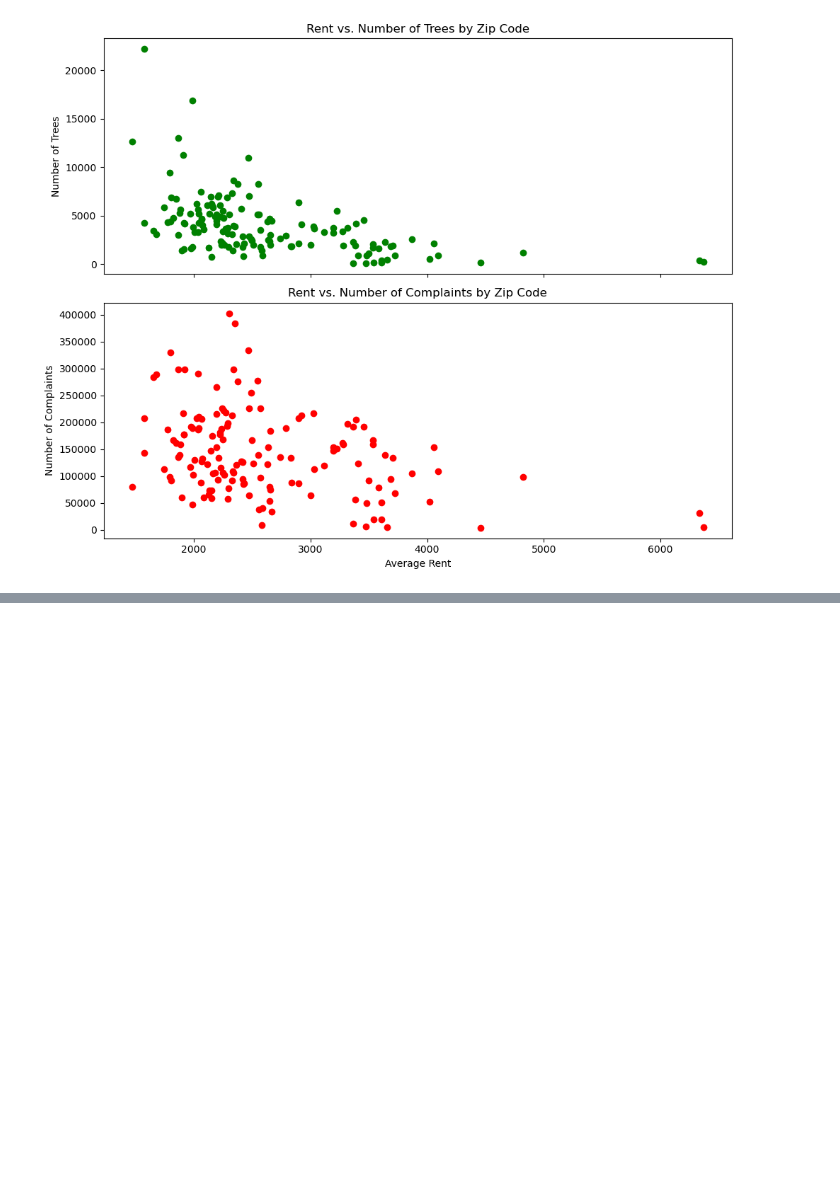
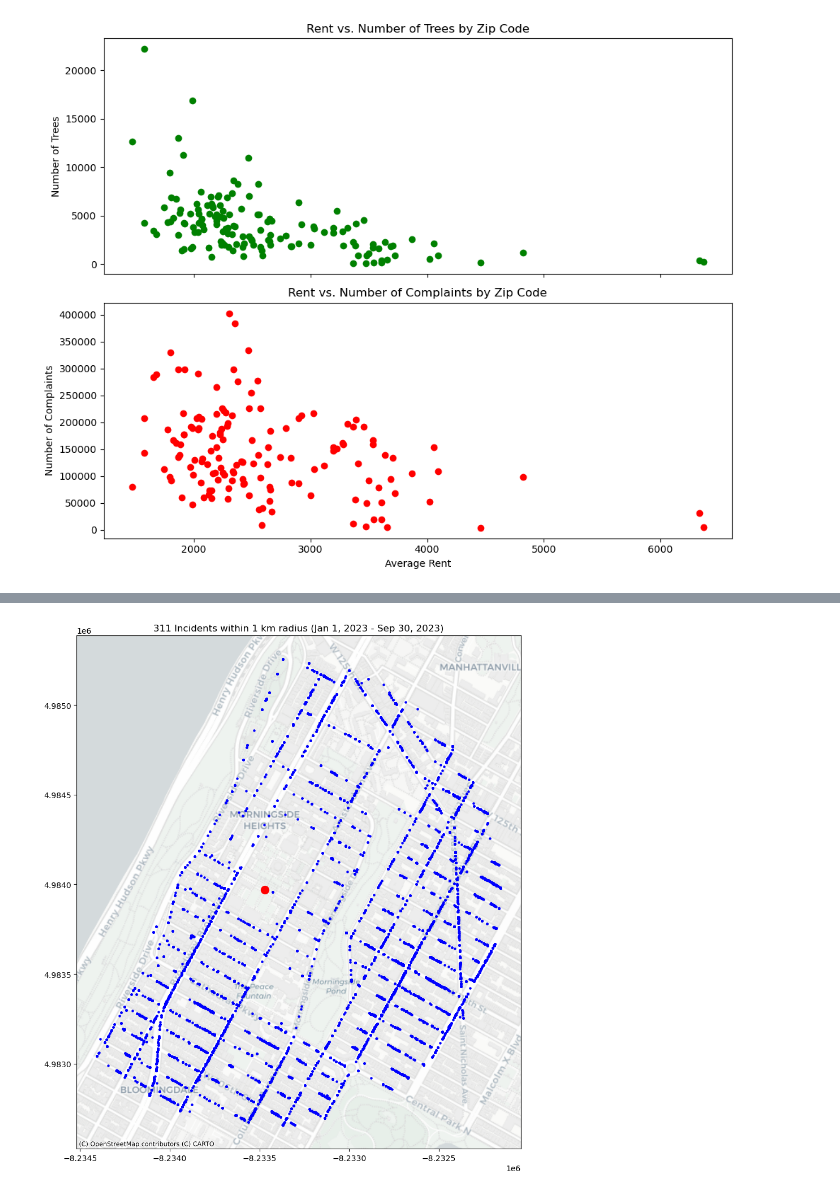
Before and after one commit to lc3779/Project_4501_IEOR, a Jupyter notebook: Project_4501_IEOR.ipynb, the cells around one changed output, grey strips where cells are left out. Drawn from its saved outputs; the diff is of its cells as text; code cells hidden in the pictures; blank space fills up the shorter version.

```diff
--- a/Project_4501_IEOR.ipynb
+++ b/Project_4501_IEOR.ipynb
@@ -1625,0 +1732,44 @@ visualize_rent_trees_complaints_correlation(merged_data, '2015-01-01', '2023-09-
+# %%
+def visualize_nearby_311_incidents(incidents_gdf, latitude, longitude):
+    # Check if GeoDataFrame is empty
+    if incidents_gdf.empty:
+        print("No nearby incidents to plot.")
+        return
+
+    # Ensure the GeoDataFrame is in the expected CRS for plotting (EPSG:3857)
+    if incidents_gdf.crs is None or not incidents_gdf.crs.equals("EPSG:3857"):
+        incidents_gdf.set_crs("EPSG:3857", inplace=True, allow_override=True)
+
+    # Create a GeoDataFrame for the specified central point, assuming it's in geographic coordinates (EPSG:4326)
+    base_location = gpd.GeoDataFrame(geometry=[Point(longitude, latitude)], crs="EPSG:4326")
+    base_location = base_location.to_crs(epsg=3857)
+
+    # Plotting
+    fig, ax = plt.subplots(figsize=(10, 10))
+    base_location.plot(ax=ax, color='red', marker='o', markersize=100)  # Central point
+    incidents_gdf.plot(ax=ax, color='blue', markersize=5)  # Nearby incidents
+
+    # Add a basemap
+    ctx.add_basemap(ax, crs=base_location.crs, source=ctx.providers.CartoDB.Positron)
+
+    # Set the title
+    ax.set_title("311 Incidents within 1 km radius (Jan 1, 2023 - Sep 30, 2023)")
+    plt.tight_layout()
+    plt.show()
+# %%
+# Define the coordinates and the date range for the incidents
+latitude = 40.80737875669467
+longitude = -73.96253174434912
+start_date = '2023-01-01'
+end_date = '2023-09-30'
+
+# Retrieve the data
+nearby_incidents_gdf = get_nearby_311_incidents_data(latitude, longitude, start_date, end_date)
+
+# Visualize the incidents
+if not nearby_incidents_gdf.empty:
+    visualize_nearby_311_incidents(nearby_incidents_gdf, latitude, longitude)
+else:
+    print("No incidents found in the specified range and radius.")
+# %% [output]
+[figure, added]
```
Also changed, not shown: parts of 18 cells of this notebook.
